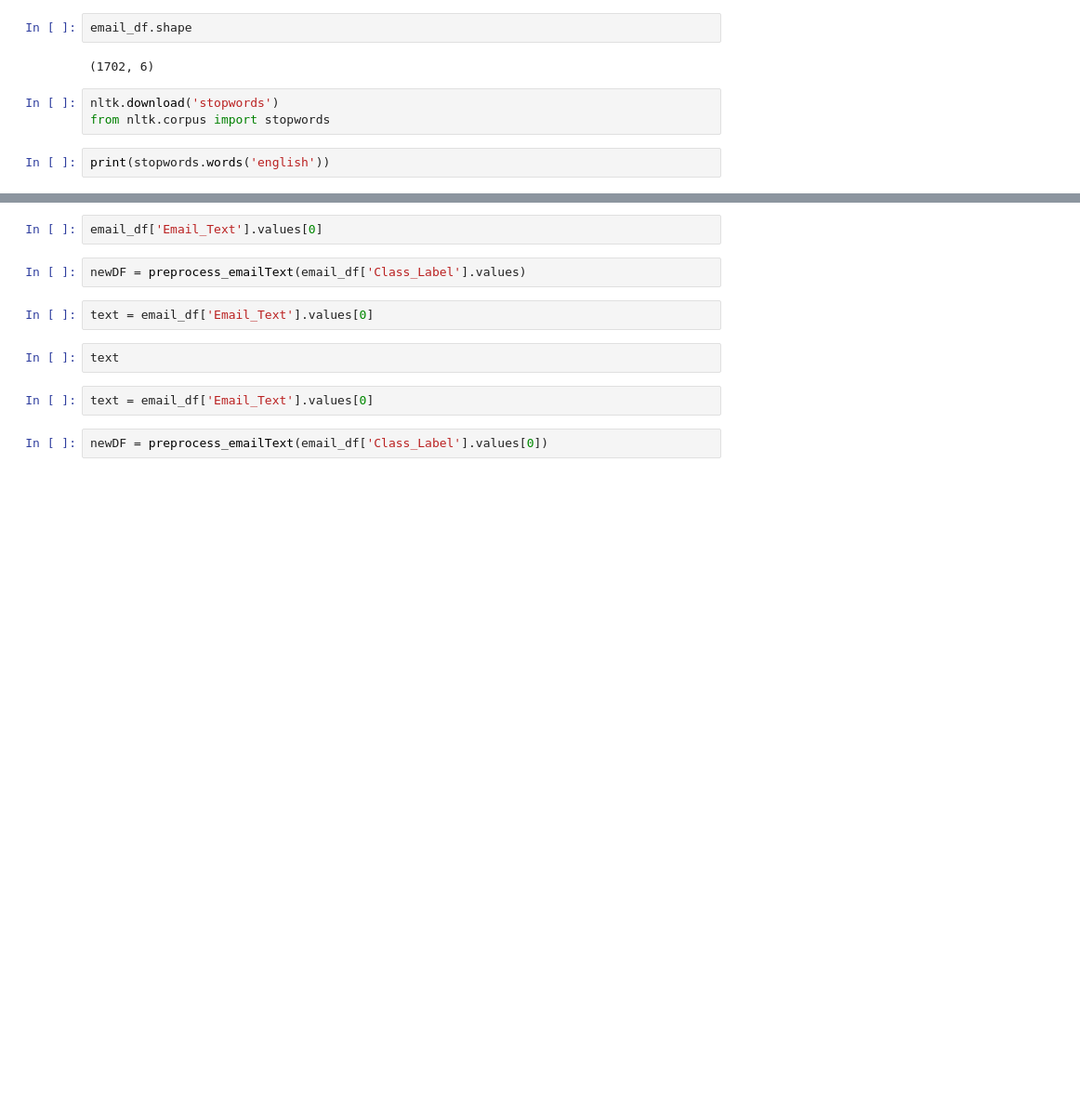
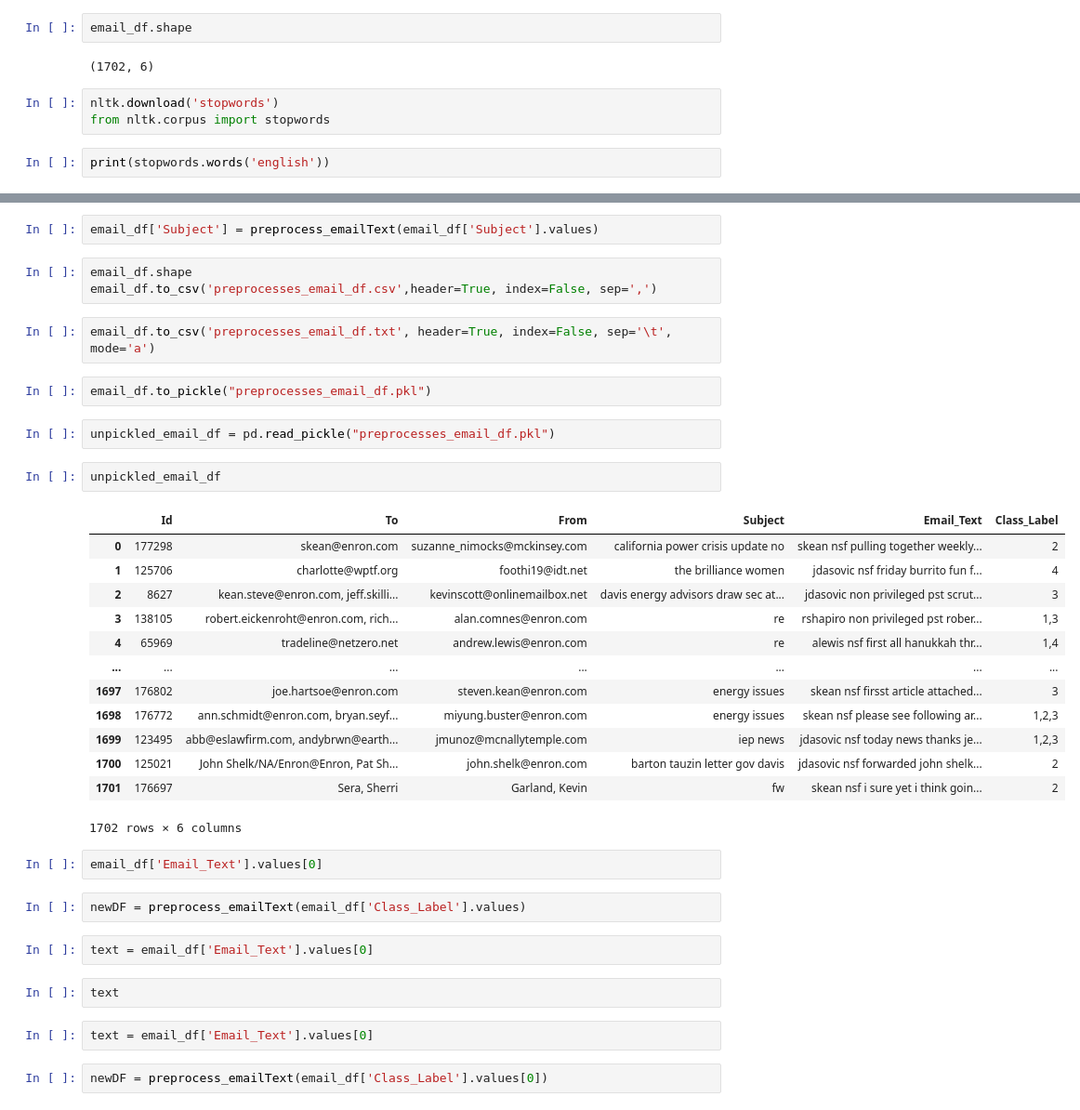
Before and after one commit to srinivas2234/VLabd_Assignment, a Jupyter notebook: Email_classification_Vlabs.ipynb, the cells around one changed output, grey strips where cells are left out. Shown at 93% size. Saved outputs shown, nothing was run; the diff lists cells and outputs as text; blank space fills up the shorter version.

```diff
--- a/Email_classification_Vlabs.ipynb
+++ b/Email_classification_Vlabs.ipynb
@@ -177,3 +181,30 @@ text
+# %%
+email_df['Subject'] = preprocess_emailText(email_df['Subject'].values)
+# %%
+email_df.shape
+email_df.to_csv('preprocesses_email_df.csv',header=True, index=False, sep=',')
+# %%
+email_df.to_csv('preprocesses_email_df.txt', header=True, index=False, sep='\t', mode='a')
+# %%
+email_df.to_pickle("preprocesses_email_df.pkl")
+# %%
+unpickled_email_df = pd.read_pickle("preprocesses_email_df.pkl")
+# %%
+unpickled_email_df
+# %% [output]
+|  | Id | To | From | Subject | Email_Text | Class_Label |
+| 0 | 177298 | skean@enron.com | suzanne_nimocks@mckinsey.com | california power crisis update no | skean nsf pulling together weekly... | 2 |
+| 1 | 125706 | charlotte@wptf.org | foothi19@idt.net | the brilliance women | jdasovic nsf friday burrito fun f... | 4 |
+| 2 | 8627 | kean.steve@enron.com, jeff.skilli... | kevinscott@onlinemailbox.net | davis energy advisors draw sec at... | jdasovic non privileged pst scrut... | 3 |
+| 3 | 138105 | robert.eickenroht@enron.com, rich... | alan.comnes@enron.com | re | rshapiro non privileged pst rober... | 1,3 |
+| 4 | 65969 | tradeline@netzero.net | andrew.lewis@enron.com | re | alewis nsf first all hanukkah thr... | 1,4 |
+| ... | ... | ... | ... | ... | ... | ... |
+| 1697 | 176802 | joe.hartsoe@enron.com | steven.kean@enron.com | energy issues | skean nsf firsst article attached... | 3 |
+| 1698 | 176772 | ann.schmidt@enron.com, bryan.seyf... | miyung.buster@enron.com | energy issues | skean nsf please see following ar... | 1,2,3 |
+| 1699 | 123495 | abb@eslawfirm.com, andybrwn@earth... | jmunoz@mcnallytemple.com | iep news | jdasovic nsf today news thanks je... | 1,2,3 |
+| 1700 | 125021 | John Shelk/NA/Enron@Enron, Pat Sh... | john.shelk@enron.com | barton tauzin letter gov davis | jdasovic nsf forwarded john shelk... | 2 |
+| 1701 | 176697 | Sera, Sherri | Garland, Kevin | fw | skean nsf i sure yet i think goin... | 2 |
+1702 rows × 6 columns
 # %%
 email_df['Email_Text'].values[0]
 # %%
```
Also changed, not shown: parts of 6 cells of this notebook.
